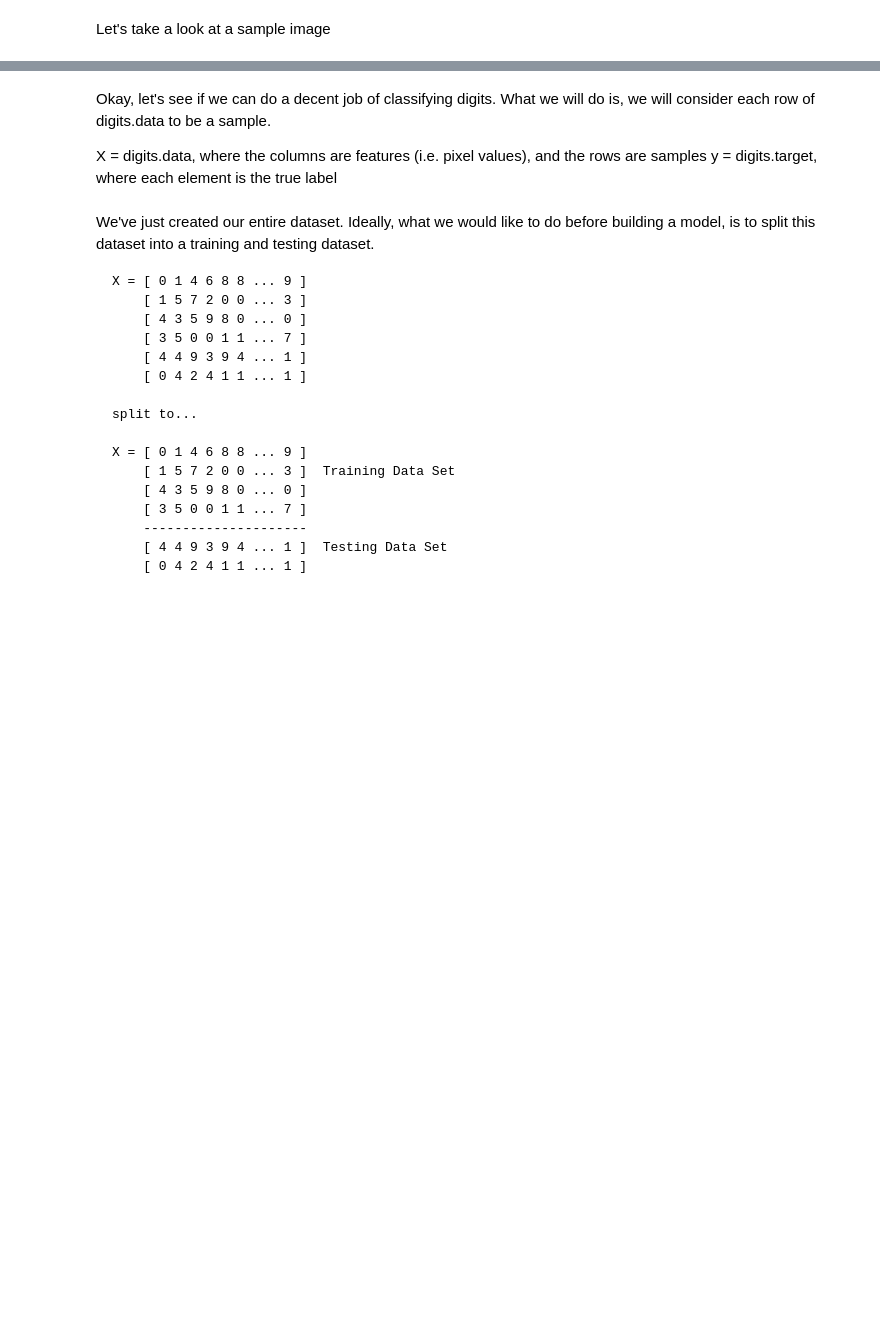
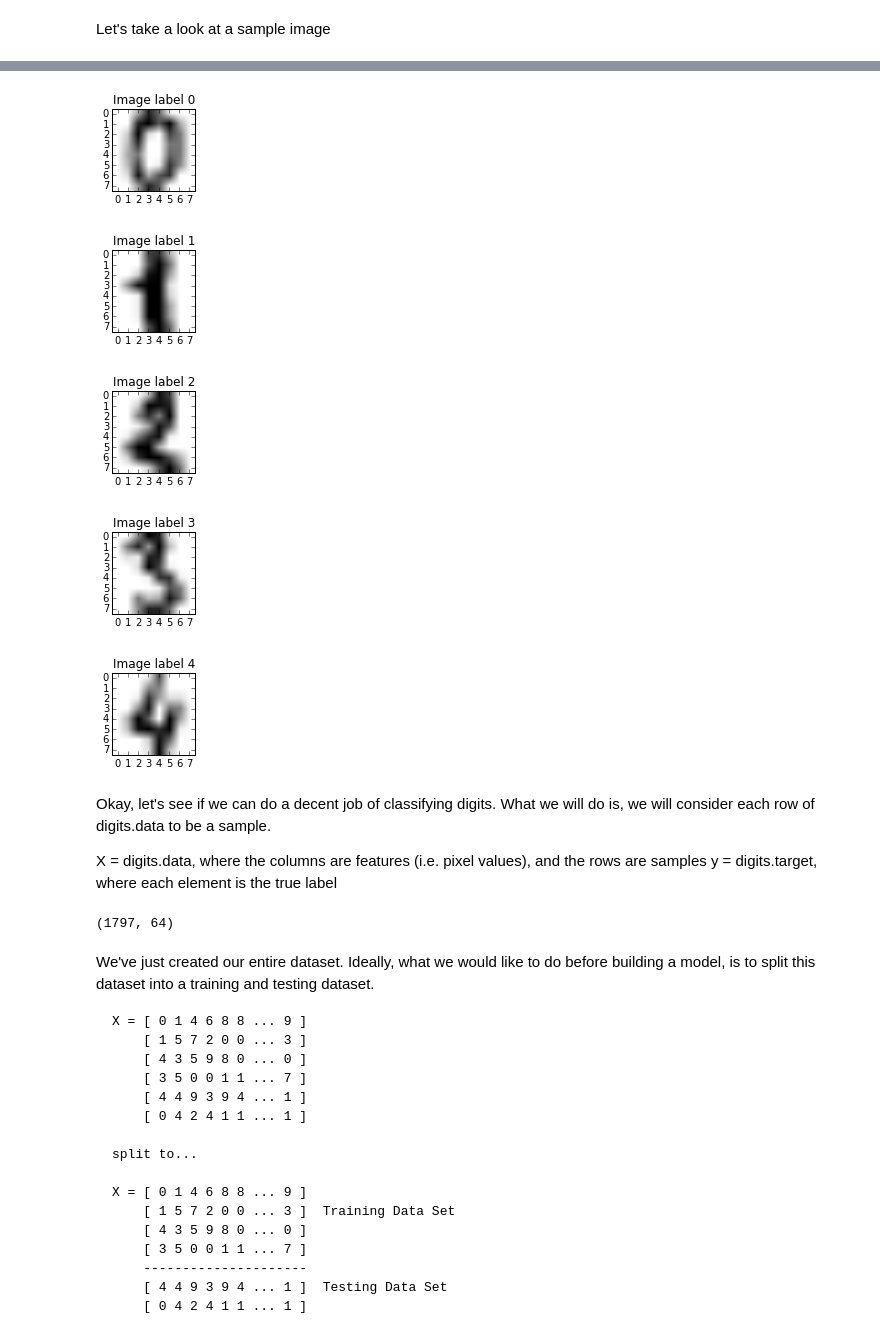
Before and after one commit to brianchandbound/ga-ds, a Jupyter notebook: 04_eda/lab_04_01_digits.ipynb, the cells around one changed output, grey strips where cells are left out. Drawn from its saved outputs; the diff is of its cells as text; code cells hidden in the pictures; blank space fills up the shorter version.

```diff
--- a/04_eda/lab_04_01_digits.ipynb
+++ b/04_eda/lab_04_01_digits.ipynb
@@ -36,13 +76,26 @@ Let's take a look at a sample image
 # %%
 # # Lets look at a couple of these
-# for index in range(5):
+for index in range(5):
+    image = digits.images[index]
+    label = digits.target[index]
+
+    plt.figure( figsize=(5,5) )
+    plt.subplot(2,3,index+1)
+    plt.imshow( image, cmap=plt.cm.gray_r)
+    plt.title('Image label %i' % label)
 #     image = digits.images[index]
 #     label = digits.target[index]
 
 #     plt.figure(figsize=(5,5))
 #     plt.subplot(2,3,index+1)
 #     plt.imshow(image,cmap=plt.cm.gray_r)
 #     plt.title("Image label: %i" % label)
+# %% [output]
+[figure, added]
+[figure, added]
+[figure, added]
+[figure, added]
+[figure, added]
 # %% [markdown]
 Okay, let's see if we can do a decent job of classifying digits. What we will do is, we will consider each row of digits.data to be a sample.
 
@@ -57,7 +110,9 @@ y = digits.target, where each element is the true label
 # %%
-# n_samples = digits.images.shape[0]
-# X         = digits.data
-# y         = digits.target
+n_samples = digits.images.shape[0]
+X         = digits.data
+y         = digits.target
+# %% [output]
+(1797, 64)
 # %% [markdown]
 We've just created our entire dataset. Ideally, what we would like to do before building a model, is to split this dataset into a training and testing dataset.
 
```
Also changed, not shown: parts of 23 cells of this notebook, 2 other files.
